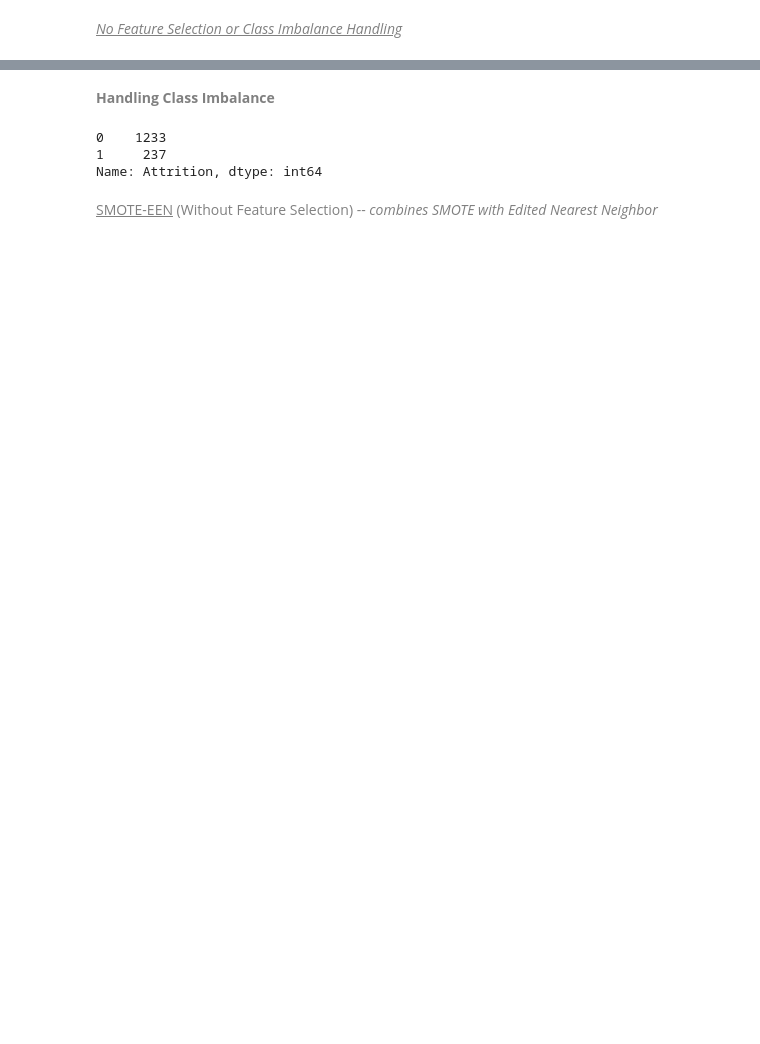
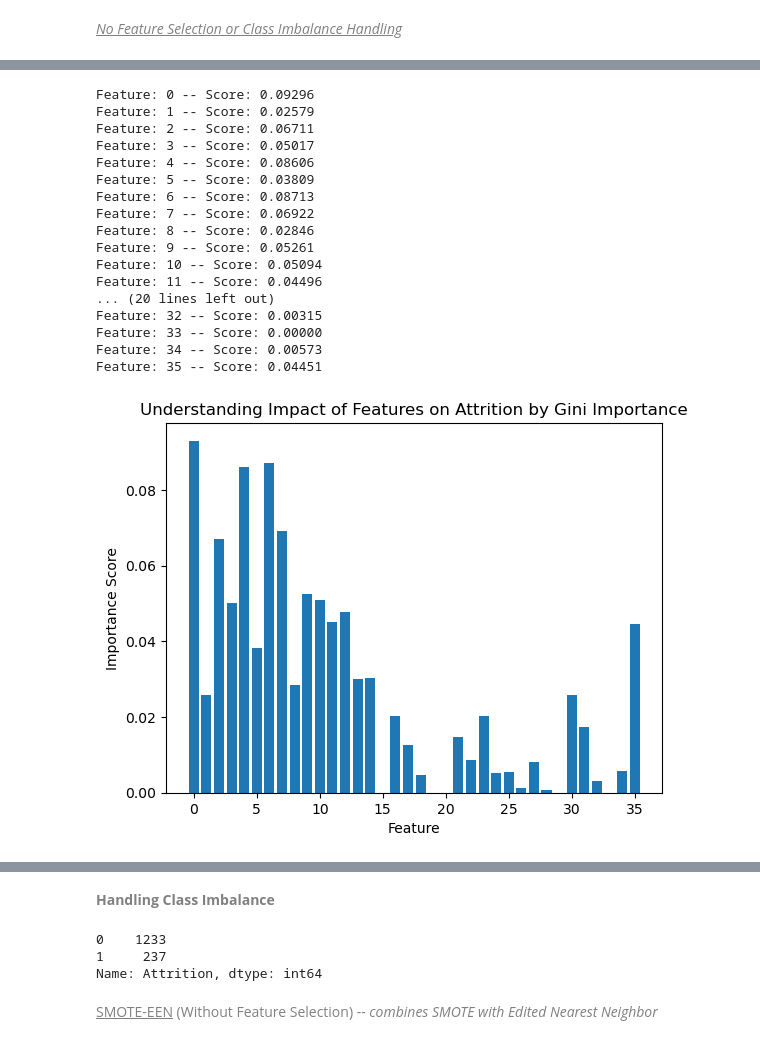
Before and after one commit to lamiselsayed/Employee-Attrition-Analytics-Project, a Jupyter notebook: 2) Decision Trees, XGBoost.ipynb, the cells around one changed output, grey strips where cells are left out. Saved outputs shown, nothing was run; the diff lists cells and outputs as text; code cells hidden in the pictures; blank space fills up the shorter version.

```diff
--- a/2) Decision Trees, XGBoost.ipynb
+++ b/2) Decision Trees, XGBoost.ipynb
@@ -223,0 +173,31 @@ As noticed, the model yields ________
+# %%
+feature_importance = decision_treeModel.feature_importances_
+
+for feature, imp_score in enumerate(feature_importance):
+    print(f'Feature: {feature} -- Score: {imp_score:.5f}')
+
+# plotting feature importance for visualization purposes
+plt.bar([x for x in range(len(feature_importance))], feature_importance)
+plt.xlabel('Feature')
+plt.ylabel('Importance Score')
+plt.title('Understanding Impact of Features on Attrition by Gini Importance')
+plt.show()
+# %% [output]
+Feature: 0 -- Score: 0.09296
+Feature: 1 -- Score: 0.02579
+Feature: 2 -- Score: 0.06711
+Feature: 3 -- Score: 0.05017
+Feature: 4 -- Score: 0.08606
+Feature: 5 -- Score: 0.03809
+Feature: 6 -- Score: 0.08713
+Feature: 7 -- Score: 0.06922
+Feature: 8 -- Score: 0.02846
+Feature: 9 -- Score: 0.05261
+Feature: 10 -- Score: 0.05094
+Feature: 11 -- Score: 0.04496
+... (20 lines left out)
+Feature: 32 -- Score: 0.00315
+Feature: 33 -- Score: 0.00000
+Feature: 34 -- Score: 0.00573
+Feature: 35 -- Score: 0.04451
+[figure, added]
```
Also changed, not shown: parts of 28 cells of this notebook, 1 other file.
